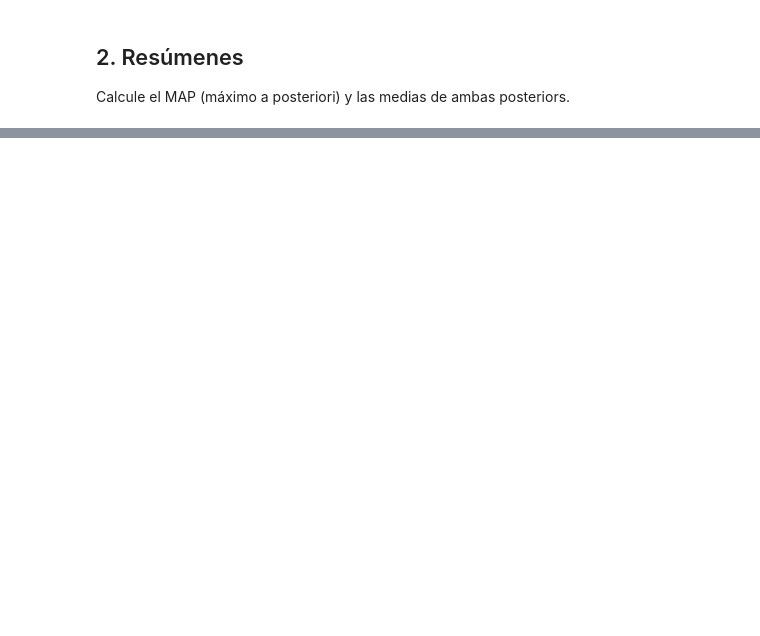
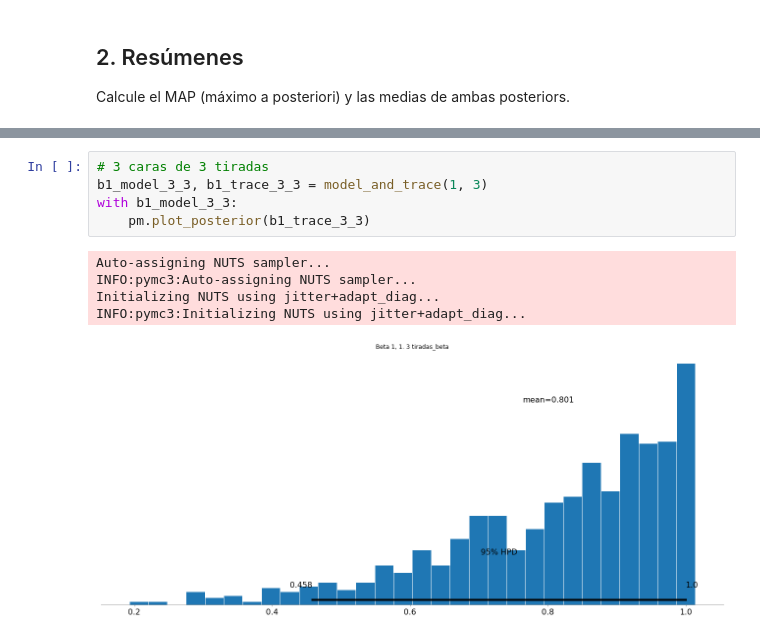
Before and after one commit to dgaus/cienciadatos, a Jupyter notebook: tp5/Ciencia de Datos - TP5.ipynb, the cells around one changed output, grey strips where cells are left out. Drawn from its saved outputs; the diff is of its cells as text; blank space fills up the shorter version.

```diff
--- a/tp5/Ciencia de Datos - TP5.ipynb
+++ b/tp5/Ciencia de Datos - TP5.ipynb
@@ -99,0 +144,11 @@ INFO:pymc3:Initializing NUTS using jitter+adapt_diag...
+# %%
+# 3 caras de 3 tiradas
+b1_model_3_3, b1_trace_3_3 = model_and_trace(1, 3)
+with b1_model_3_3:
+    pm.plot_posterior(b1_trace_3_3)
+# %% [output]
+Auto-assigning NUTS sampler...
+INFO:pymc3:Auto-assigning NUTS sampler...
+Initializing NUTS using jitter+adapt_diag...
+INFO:pymc3:Initializing NUTS using jitter+adapt_diag...
+[figure, added]
```
Also changed, not shown: parts of 15 cells of this notebook.
